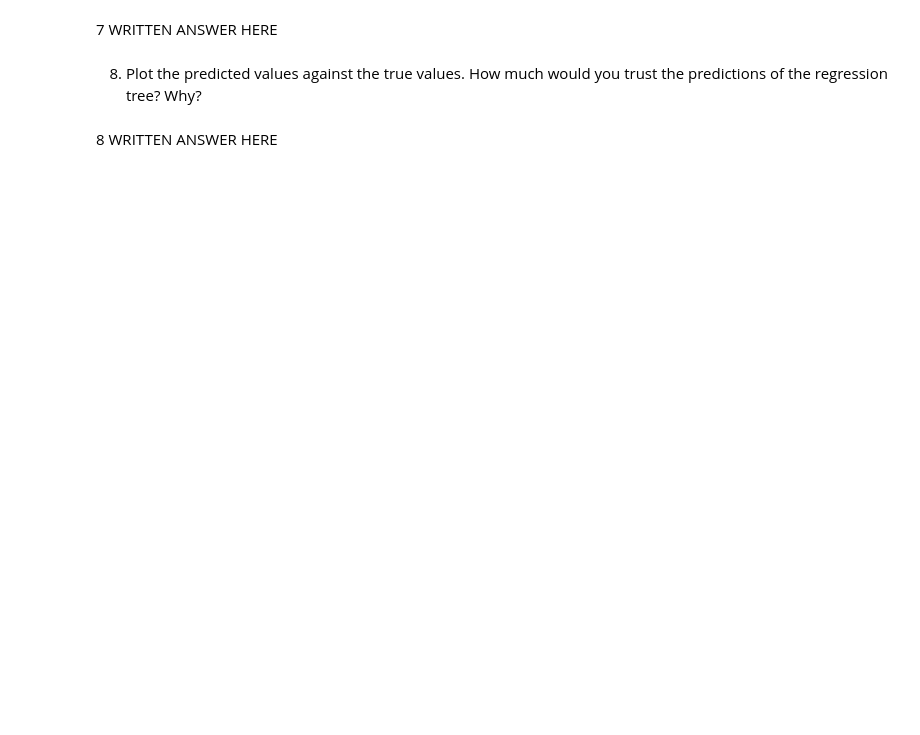
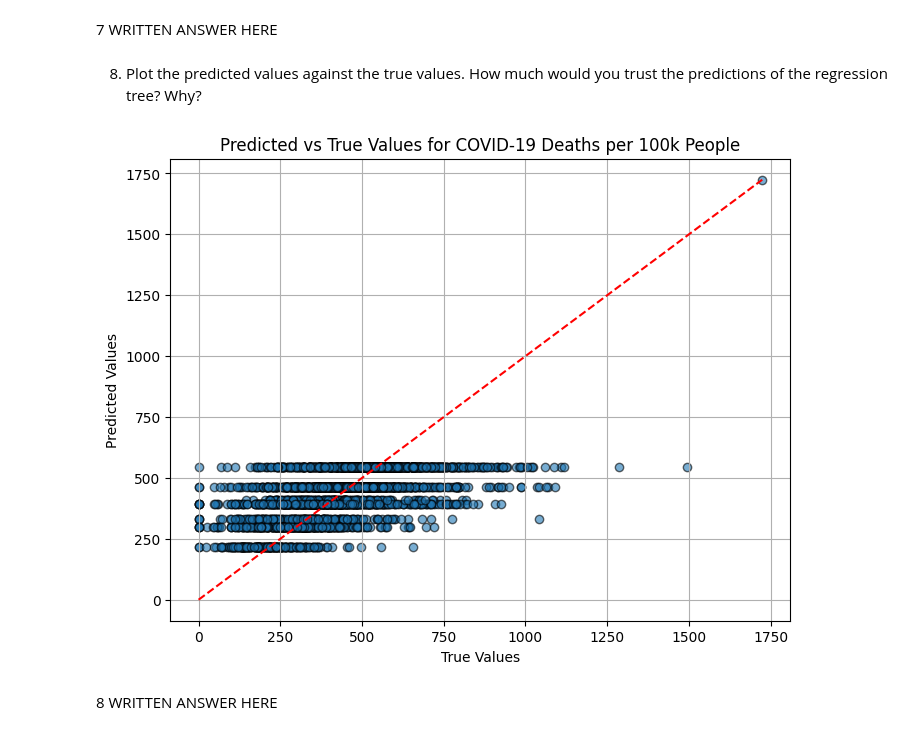
Before and after one commit to nolanyager/MachineLearning_Fall24, a Jupyter notebook: homework/HW_04.ipynb, the cells around one changed output. Saved outputs shown, nothing was run; the diff lists cells and outputs as text; code cells hidden in the pictures; blank space fills up the shorter version.

```diff
--- a/homework/HW_04.ipynb
+++ b/homework/HW_04.ipynb
@@ -36,0 +105,11 @@ merged_data = pd.read_csv("data/processed/nri_svi_merged.csv")
+# %%
+from sklearn.metrics import mean_squared_error
+
+def calculate_mse(predictions, true_values):
+    mse = mean_squared_error(true_values, predictions)
+    return mse
+
+# For outcome total covid deaths per 100k people
+true_values = covid_data['total_deaths_per_100k']
+mse = calculate_mse(predictions, true_values)
+print("Mean Squared Error:", mse)
@@ -51,5 +229,26 @@ NOLAN ANSWER HERE:
 7 WRITTEN ANSWER HERE
 # %% [markdown]
 8. Plot the predicted values against the true values. How much would you trust the predictions of the regression tree? Why?
+# %%
+# Predicted vs true values
+def plot_predictions(fitted_tree, data, predictor_vars, true_values, outcome_var):
+    # Making predictions
+    X = data[predictor_vars]
+    predictions = fitted_tree.predict(X)
+
+    # True vs predicted values
+    plt.figure(figsize=(8, 6))
+    plt.scatter(true_values, predictions, alpha=0.6, edgecolors='k')
+    plt.xlabel('True Values')
+    plt.ylabel('Predicted Values')
+    plt.title(f'Predicted vs True Values for COVID-19 Deaths per 100k People')
+    plt.plot([min(true_values), max(true_values)], [min(true_values), max(true_values)], color='r', linestyle='--')
+    plt.grid(True)
+    plt.show()
+
+# Assuming the true values are the total covid deaths per 100k column
+plot_predictions(fitted_tree_full, covid_data, predictor_vars, covid_data['total_deaths_per_100k'], outcome_var)
+# %% [output]
+[figure, added]
 # %% [markdown]
 8 WRITTEN ANSWER HERE
```
Also changed, not shown: parts of 11 cells of this notebook, 1 other file.
